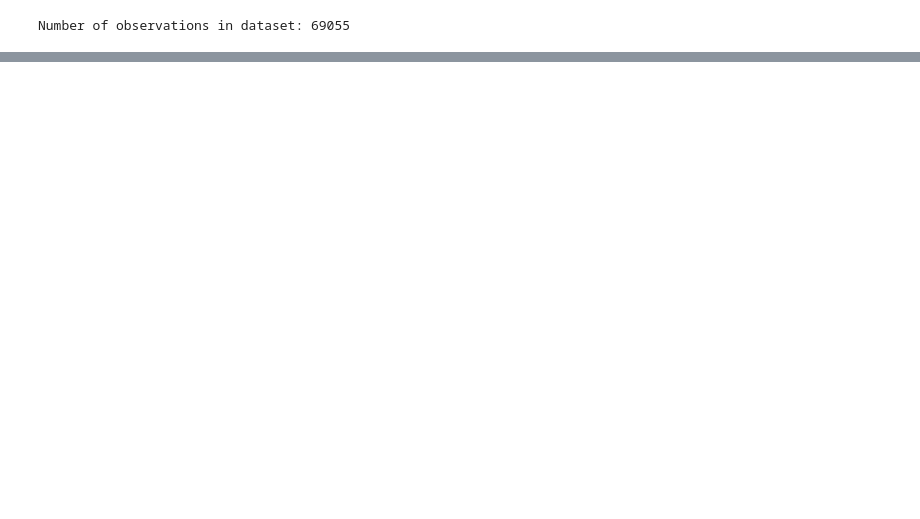
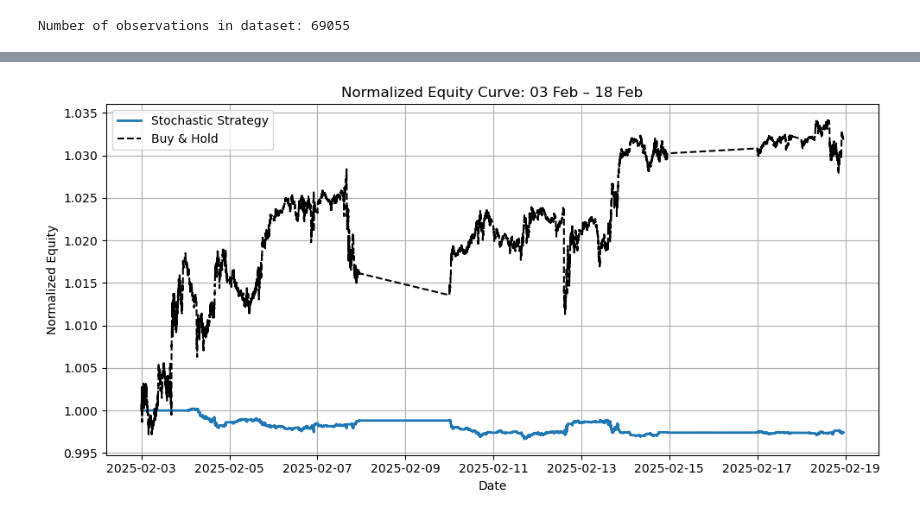
Before and after one commit to OscarOlsen98/Algorithmic-Trading, a Jupyter notebook: Stohcastic.ipynb, the cells around one changed output, grey strips where cells are left out. Cells and saved outputs as stored; diff of their text form; code cells hidden in the pictures; blank space fills up the shorter version.

```diff
--- a/Stohcastic.ipynb
+++ b/Stohcastic.ipynb
@@ -165,0 +279,88 @@ Number of observations in dataset: 69055
+# %%
+import pandas as pd
+import matplotlib.pyplot as plt
+import numpy as np
+
+# Load data
+df = pd.read_csv("combined_all_three.csv", parse_dates=["timestamp"]).set_index("timestamp")
+
+# Parameters
+K, D, OB, OS = 14, 7, 70, 10
+VOL_WIN, VOL_MED_WIN = 80, 1440
+CASH0, RISK_PCT, MAX_QTY = 1_000_000, 0.20, 500
+
+# Indicators
+returns = df['close'].pct_change()
+df['VOL_S'] = returns.rolling(VOL_WIN).std()
+df['VOL_L'] = returns.rolling(VOL_MED_WIN).std()
+df['VOL_RATIO'] = df['VOL_S'] / df['VOL_L']
+tr1 = df['high'] - df['low']
+tr2 = (df['high'] - df['close'].shift()).abs()
+tr3 = (df['low'] - df['close'].shift()).abs()
+tr = pd.concat([tr1, tr2, tr3], axis=1).max(axis=1)
+df['ATR'] = tr.rolling(14).mean()
+df['%K'] = 100 * (df['close'] - df['low'].rolling(K).min()) / (df['high'].rolling(K).max() - df['low'].rolling(K).min())
+df['%D'] = df['%K'].rolling(D).mean()
+
+# Signals
+df['Signal'] = 0
+df.loc[(df['%K'].shift(1) < df['%D'].shift(1)) & (df['%K'] > df['%D']) & (df['%K'] < OS), 'Signal'] = 1
+df.loc[(df['%K'].shift(1) > df['%D'].shift(1)) & (df['%K'] < df['%D']) & (df['%K'] > OB), 'Signal'] = -1
+
+# Plotting function
+def plot_stoch_equity(start, end, title):
+    df_p = df.loc[start:end].copy()
+    cash, pos = CASH0, 0
+    stop = target = entry = None
+    equity = []
+
+    for i in range(len(df_p)):
+        price = df_p["close"].iloc[i]
+        atr = df_p["ATR"].iloc[i]
+        sig = df_p["Signal"].iloc[i]
+        vol_ratio = df_p["VOL_RATIO"].iloc[i]
+
+        if pos > 0 and (price >= target or price <= stop):
+            cash += pos * price
+            pos = 0
+        elif pos < 0 and (price <= target or price >= stop):
+            cash -= -pos * price
+            pos = 0
+
+        if pos == 0 and sig != 0 and not np.isnan(atr) and not np.isnan(vol_ratio):
+            if vol_ratio > 1.1 or vol_ratio < 0.9:
+                qty = min(int((cash * RISK_PCT) / price), MAX_QTY)
+                entry = price
+                if sig == 1:
+                    cash -= qty * price
+                    pos = qty
+                    stop = price - 2 * atr
+                    target = price + 3 * atr
+                elif sig == -1:
+                    cash += qty * price
+                    pos = -qty
+                    stop = price + 2 * atr
+                    target = price - 3 * atr
+
+        equity.append(cash if pos == 0 else cash + pos * price)
+
+    equity_series = pd.Series(equity, index=df_p.index) / CASH0
+    bh_series = df_p["close"] / df_p["close"].iloc[0]
+
+    plt.figure(figsize=(10, 5))
+    plt.plot(equity_series, label="Stochastic Strategy", linewidth=2)
+    plt.plot(bh_series, label="Buy & Hold", linestyle="--", color="black")
+    plt.title(f"Normalized Equity Curve: {title}")
+    plt.xlabel("Date")
+    plt.ylabel("Normalized Equity")
+    plt.grid(True)
+    plt.legend()
+    plt.tight_layout()
+    plt.show()
+
+# Display plots
+plot_stoch_equity("2025-02-03", "2025-02-18", "03 Feb – 18 Feb")
+plot_stoch_equity("2025-03-31", "2025-04-15", "31 Mar – 15 Apr")
+plot_stoch_equity(df.index.min(), df.index.max(), "Full period")
+# %% [output]
+[figure, added]
```
Also changed, not shown: parts of 4 cells of this notebook, 13 other files.
